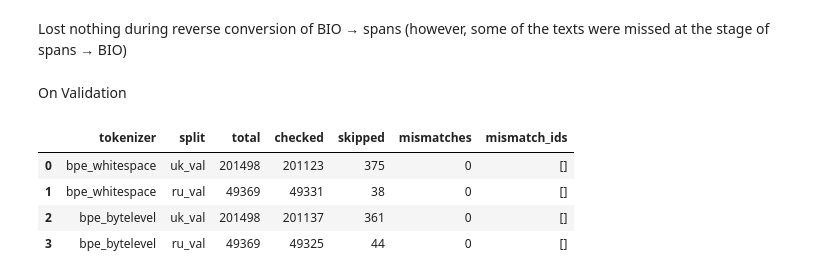
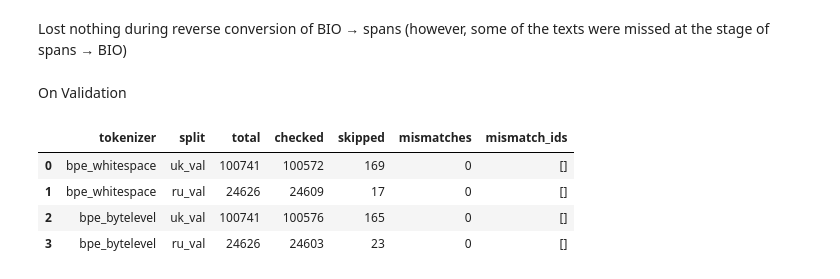
Before and after one commit to dkalchenko01/UA-Locations-NER-Deep-Learning, a Jupyter notebook: notebooks/03_preprocessing.ipynb, the cells around one changed output. Drawn from its saved outputs; the diff is of its cells as text; code cells hidden in the pictures.

Commit message:
rerun with new validation manifest

```diff
--- a/notebooks/03_preprocessing.ipynb
+++ b/notebooks/03_preprocessing.ipynb
@@ -107,6 +98,6 @@ Train/val splits loading:
 # %%
-splits = load_data_splits(ENVIRONMENT, splits_dir)
+splits = load_data_splits(ENVIRONMENT, splits_dir, manifest_name="validation_manifest_v2")
 
 for name, df in splits.items():
-    print(f"{name}: {df.shape}, index unique: {df.index.is_unique}")
+    print(f"{name}: {len(df):,} texts")
 # %% [output]
@@ -732,16 +587,0 @@ Classifying errors on spans
-# %%
-for split_name in ("uk_train", "ru_train"):
-    df = splits[split_name]
-    print(f"\n{split_name}")
-
-    for name, candidate_tokenizer in tokenizers.items():
-        counts = evaluate_alignment(candidate_tokenizer, df)
-        total = sum(counts.values())
-
-        print(
-            f"{name}: "
-            f"exact={counts['exact']:,}, "
-            f"partial={counts['partial']:,}, "
-            f"missing={counts['missing']:,}, "
-            f"total={total:,}"
-        )
@@ -970,45 +720,44 @@ On Validation
 # %%
 results_val = []
 
 for tokenizer_name, tokenizer in tokenizers.items():
-    for split_name in ("uk_val", "ru_val"):
-        df = splits[split_name]
-        checked = skipped = mismatches = 0
-        mismatch_ids = []
+  for split_name in ("uk_val", "ru_val"):
+    df = splits[split_name]
+    checked = skipped = mismatches = 0
+    mismatch_ids = []
 
-        for row_id, row in df.iterrows():
-            spans = parse_spans(row["loc_markers"])
-            encoding = tokenizer.encode(row["text"], add_special_tokens=False)
+    for row_id, row in df.iterrows():
+      spans = parse_spans(row["loc_markers"])
+      encoding = tokenizer.encode(row["text"], add_special_tokens=False)
 
-            try:
-                labels = spans_to_bio(encoding.offsets, spans)
-            except ValueError:
-                skipped += 1
-                continue
+      try:
+        labels = spans_to_bio(encoding.offsets, spans)
+      except ValueError:
+        skipped += 1
+        continue
 
-            restored = bio_to_spans(labels, encoding.offsets)
-            checked += 1
+      restored = bio_to_spans(labels, encoding.offsets)
+      checked += 1
 
-            if sorted(spans) != sorted(restored):
-                mismatches += 1
-                if len(mismatch_ids) < 5:
-                    mismatch_ids.append(f"{split_name}_{row_id}")
+      if sorted(spans) != sorted(restored):
+        mismatches += 1
+        if len(mismatch_ids) < 5:
+          mismatch_ids.append(f"{split_name}_{row_id}")
 
-        results_val.append({
-            "tokenizer": tokenizer_name,
-            "split": split_name,
-            "total": len(df),
-            "checked": checked,
-            "skipped": skipped,
-            "mismatches": mismatches,
-            "mismatch_ids": mismatch_ids
-        })
+    results_val.append({
+        "tokenizer": tokenizer_name,
+        "split": split_name,
+        "total": len(df),
+        "checked": checked,
+        "skipped": skipped,
+        "mismatches": mismatches,
+        "mismatch_ids": mismatch_ids})
 
 roundtrip_val_results = pd.DataFrame(results_val)
 display(roundtrip_val_results)
 # %% [output]
 |  | tokenizer | split | total | checked | skipped | mismatches | mismatch_ids |
-| 0 | bpe_whitespace | uk_val | 201498 | 201123 | 375 | 0 | [] |
-| 1 | bpe_whitespace | ru_val | 49369 | 49331 | 38 | 0 | [] |
-| 2 | bpe_bytelevel | uk_val | 201498 | 201137 | 361 | 0 | [] |
-| 3 | bpe_bytelevel | ru_val | 49369 | 49325 | 44 | 0 | [] |
+| 0 | bpe_whitespace | uk_val | 100741 | 100572 | 169 | 0 | [] |
+| 1 | bpe_whitespace | ru_val | 24626 | 24609 | 17 | 0 | [] |
+| 2 | bpe_bytelevel | uk_val | 100741 | 100576 | 165 | 0 | [] |
+| 3 | bpe_bytelevel | ru_val | 24626 | 24603 | 23 | 0 | [] |
```
Also changed, not shown: parts of 82 cells of this notebook.
